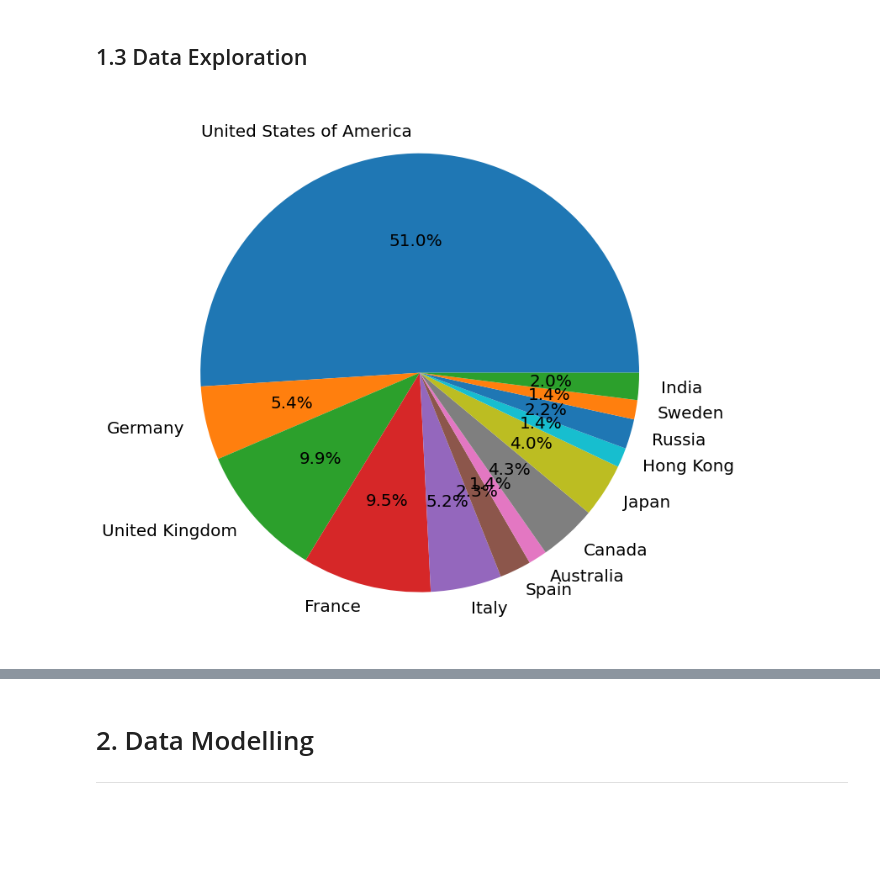
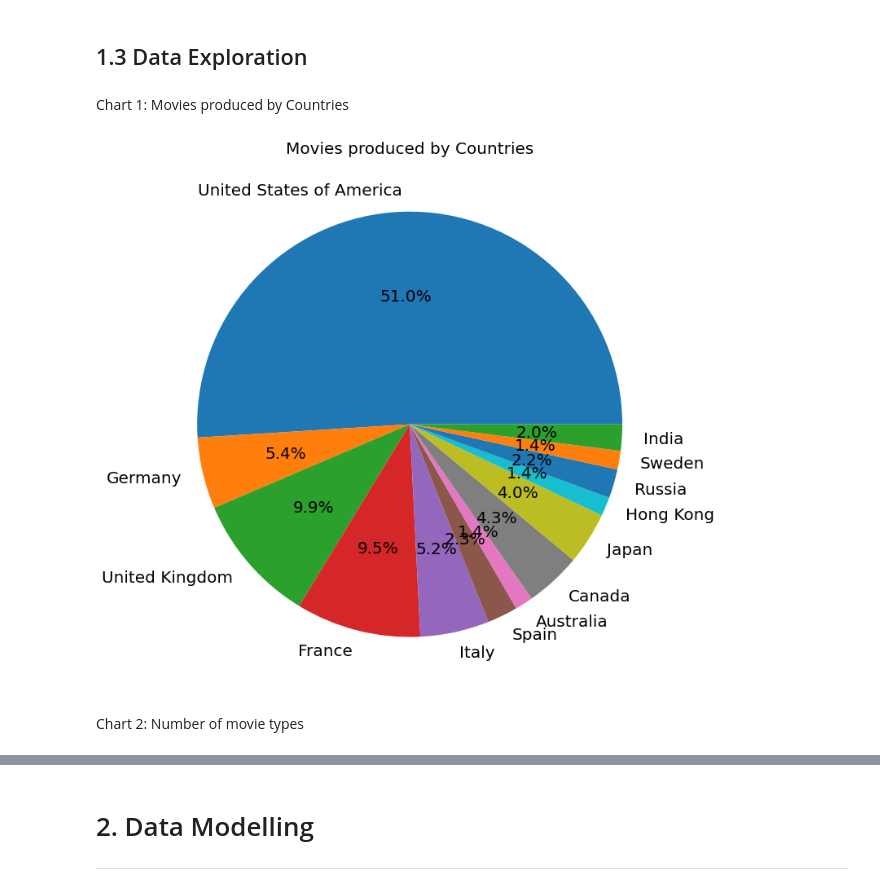
Before and after one commit to s3822042/asm3_pds, a Jupyter notebook: assignment3.ipynb, the cells around one changed output, grey strips where cells are left out. Cells and saved outputs as stored; diff of their text form; code cells hidden in the pictures; blank space fills up the shorter version.

```diff
--- a/assignment3.ipynb
+++ b/assignment3.ipynb
@@ -132,0 +131,2 @@ missing_values.sort_values(by ='percent_missing' , ascending=False)
+# %%
+ratings_df = ratings_df.dropna(how='any',axis=0)
@@ -168,11 +175,11 @@ dtype: object
 movies_df = movies_df[~movies_df['movieId'].isin(['1997-08-20', '2012-09-29','2014-01-01'])]
 # %%
 # change column type for movies_df
-movies_df["movieId"] = movies_df['movieId'].astype(float)
+movies_df["movieId"] = pd.to_numeric(movies_df['movieId'])
 
-movies_df['popularity'] = movies_df['popularity'].astype(float)
+movies_df["popularity"] = pd.to_numeric(movies_df['popularity'])
 
-movies_df['budget'] = movies_df['budget'].astype(float)
+movies_df["budget"] = pd.to_numeric(movies_df['budget'])
 # %% [markdown]
 Each movie has many ratings rated by many different users. We calculate the average ratings of one movie by sum all the ratings of one movie and divide by the number of ratings.
 # %%
@@ -258,37 +263,42 @@ df['overview'] = df['overview'].apply(lambda x: remove_stopwords(x))
 [nltk_data]   Package stopwords is already up-to-date!
 # %% [markdown]
 ## 1.3 Data Exploration
+# %% [markdown]
+Chart 1: Movies produced by Countries
 # %%
 from collections import Counter
 
 a=[]
 for each in df.production_countries.str.split(","):
     for i in each:
         a.append(i)
 
 b = dict(Counter(a))
 
 keys=[]
 values=[]
 
 for key,value in b.items() :
     if value > 500 and key != "":
         keys.append(key)
         values.append(value)
 
 
 labels = keys
 colors = sns.color_palette()
 explode =[0,0,0,0,0,0,0,0,0,0,0,0,0]
 sizes= values
 
 plt.figure(figsize = (20,12))
 
 plt.pie(sizes,explode = explode,labels=labels,colors = colors,autopct='%1.1f%%',textprops= {"fontsize": 20},shadow = False)
+plt.title("Movies produced by Countries", fontsize=20)
 
 plt.show()
 # %% [output]
-[figure, old version]
+[figure, new version]
+# %% [markdown]
+Chart 2: Number of movie types
 # %%
 from collections import Counter
 
```
Also changed, not shown: parts of 28 cells of this notebook, 2 other files.
